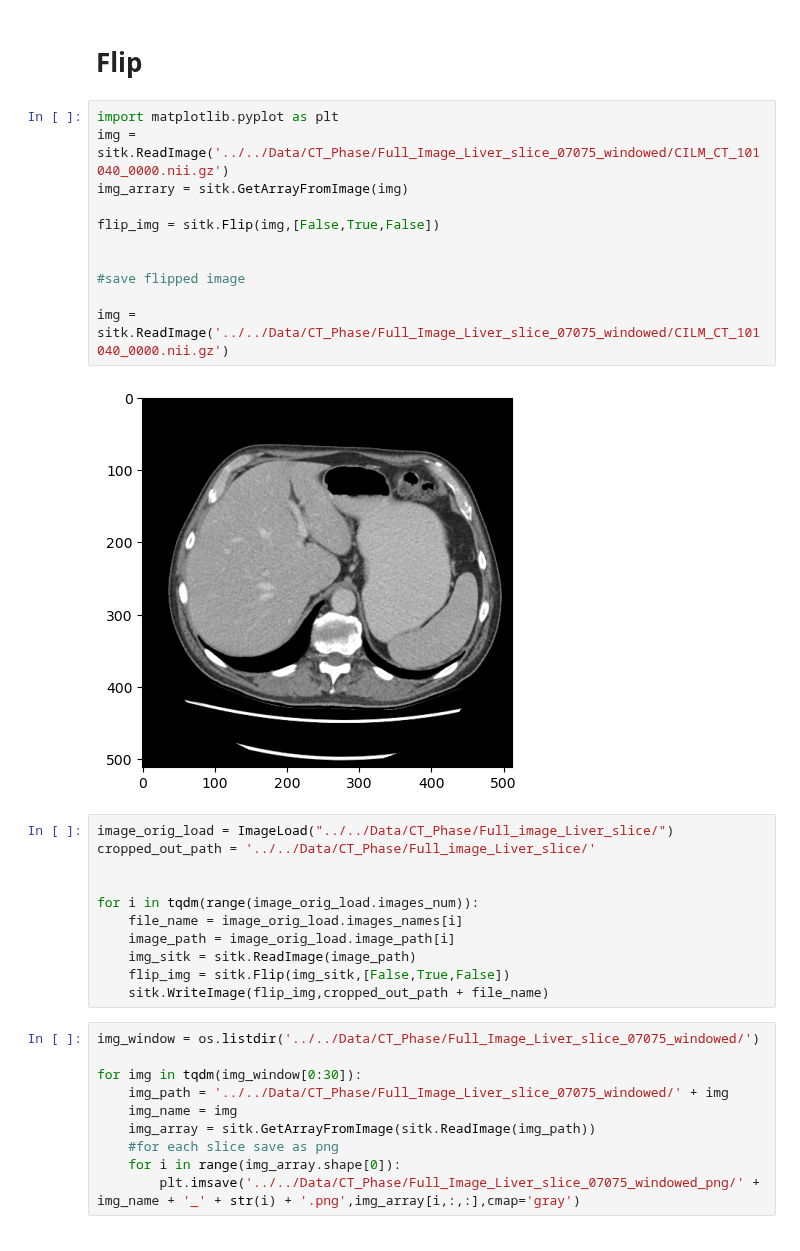
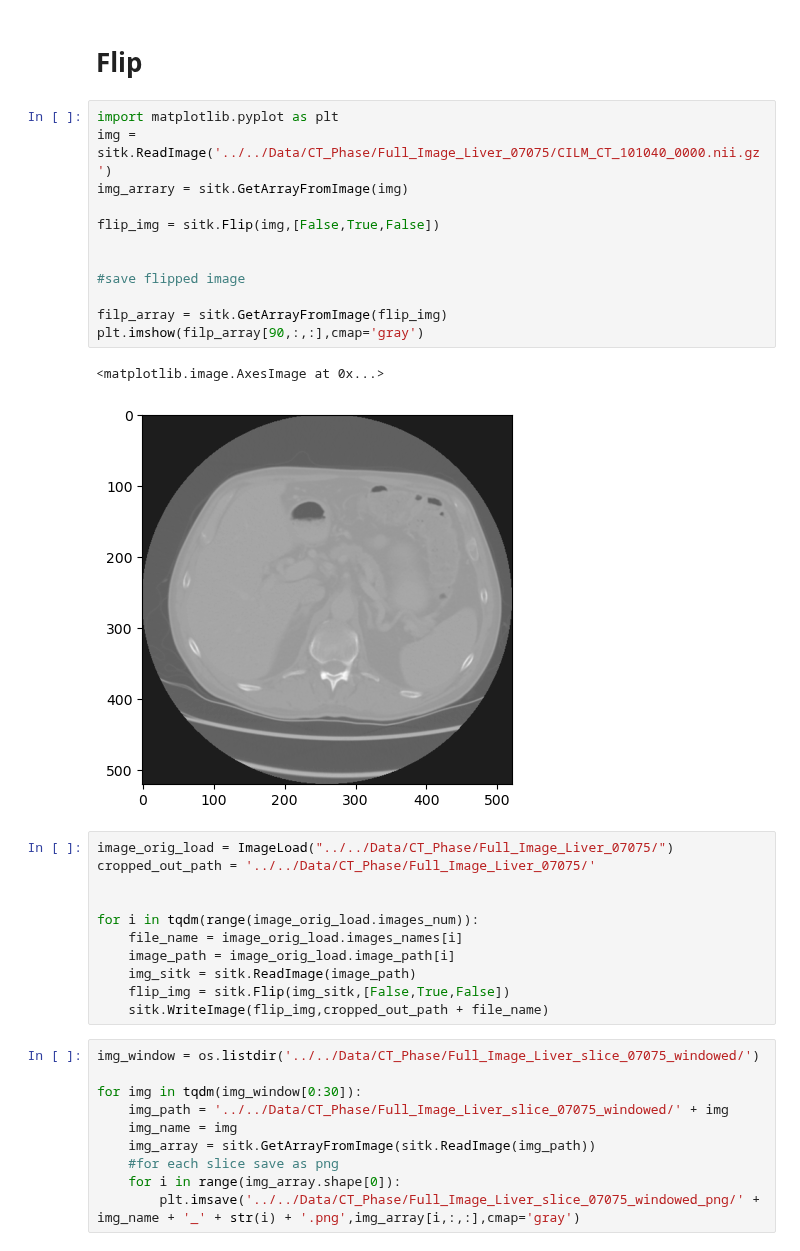
Before and after one commit to BaconDavid/CRLM_Internship_Project, a Jupyter notebook: Jupyter_Test/Get liver bounding.ipynb, the cells around one changed output. Drawn from its saved outputs; the diff is of its cells as text.

```diff
--- a/Jupyter_Test/Get liver bounding.ipynb
+++ b/Jupyter_Test/Get liver bounding.ipynb
@@ -293,20 +538,22 @@ for i in tqdm(range(image_orig_load.images_num)):
 # Flip
 # %%
 import matplotlib.pyplot as plt
-img = sitk.ReadImage('../../Data/CT_Phase/Full_Image_Liver_slice_07075_windowed/CILM_CT_101040_0000.nii.gz')
+img = sitk.ReadImage('../../Data/CT_Phase/Full_Image_Liver_07075/CILM_CT_101040_0000.nii.gz')
 img_arrary = sitk.GetArrayFromImage(img)
 
 flip_img = sitk.Flip(img,[False,True,False])
 
 
 #save flipped image
 
-img = sitk.ReadImage('../../Data/CT_Phase/Full_Image_Liver_slice_07075_windowed/CILM_CT_101040_0000.nii.gz')
+filp_array = sitk.GetArrayFromImage(flip_img)
+plt.imshow(filp_array[90,:,:],cmap='gray')
 # %% [output]
+<matplotlib.image.AxesImage at 0x...>
-[figure, old version]
+[figure, new version]
 # %%
-image_orig_load = ImageLoad("../../Data/CT_Phase/Full_image_Liver_slice/")
-cropped_out_path = '../../Data/CT_Phase/Full_image_Liver_slice/'
+image_orig_load = ImageLoad("../../Data/CT_Phase/Full_Image_Liver_07075/")
+cropped_out_path = '../../Data/CT_Phase/Full_Image_Liver_07075/'
 
 
 for i in tqdm(range(image_orig_load.images_num)):
```
Also changed, not shown: parts of 21 cells of this notebook, 21 other files.
